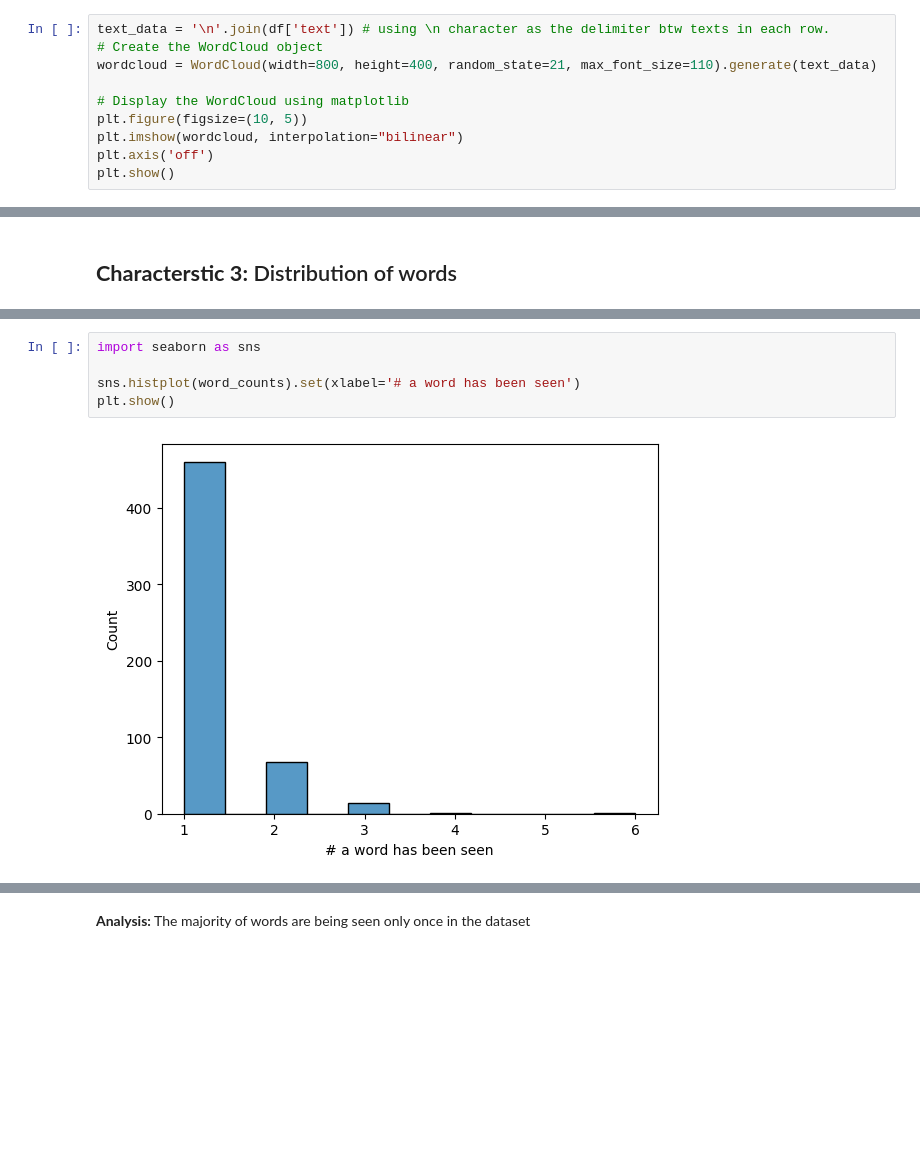
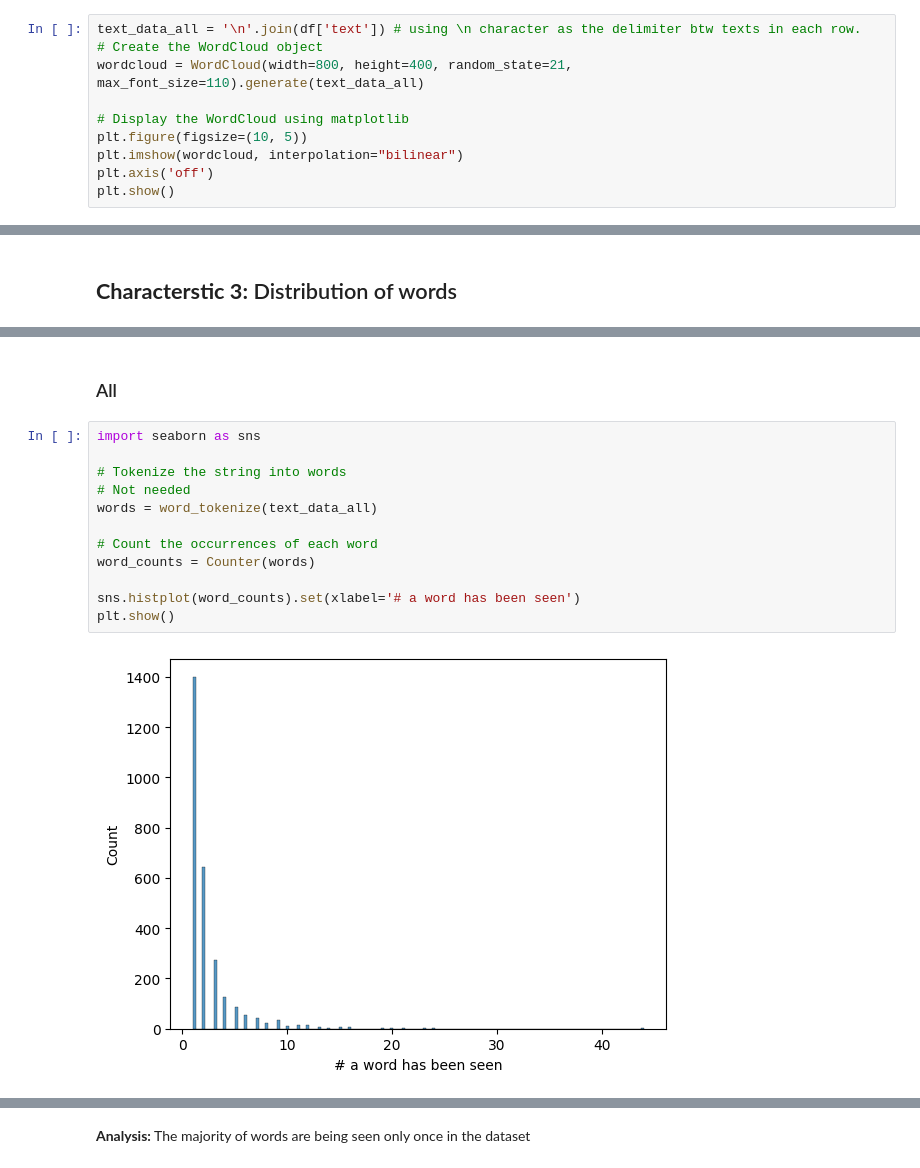
Before and after one commit to asarthaks/plausibility_classification, a Jupyter notebook: analysis/ExploratoryDataAnalysis - PEP.ipynb, the cells around one changed output, grey strips where cells are left out. Saved outputs shown, nothing was run; the diff lists cells and outputs as text; blank space fills up the shorter version.

```diff
--- a/analysis/ExploratoryDataAnalysis - PEP.ipynb
+++ b/analysis/ExploratoryDataAnalysis - PEP.ipynb
@@ -64,9 +45,9 @@ df.head(2)
 # %% [markdown]
 ### All (train + dev + test splits)
 # %%
-text_data = '\n'.join(df['text']) # using \n character as the delimiter btw texts in each row.
+text_data_all = '\n'.join(df['text']) # using \n character as the delimiter btw texts in each row.
 # Create the WordCloud object
-wordcloud = WordCloud(width=800, height=400, random_state=21, max_font_size=110).generate(text_data)
+wordcloud = WordCloud(width=800, height=400, random_state=21, max_font_size=110).generate(text_data_all)
 
 # Display the WordCloud using matplotlib
 plt.figure(figsize=(10, 5))
@@ -162,7 +120,16 @@ plt.show()
+# %% [markdown]
+### All
 # %%
 import seaborn as sns
 
+# Tokenize the string into words
+# Not needed
+words = word_tokenize(text_data_all)
+
+# Count the occurrences of each word
+word_counts = Counter(words)
+
 sns.histplot(word_counts).set(xlabel='# a word has been seen')
 plt.show()
 # %% [output]
-[figure, old version]
+[figure, new version]
```
Also changed, not shown: parts of 23 cells of this notebook.
